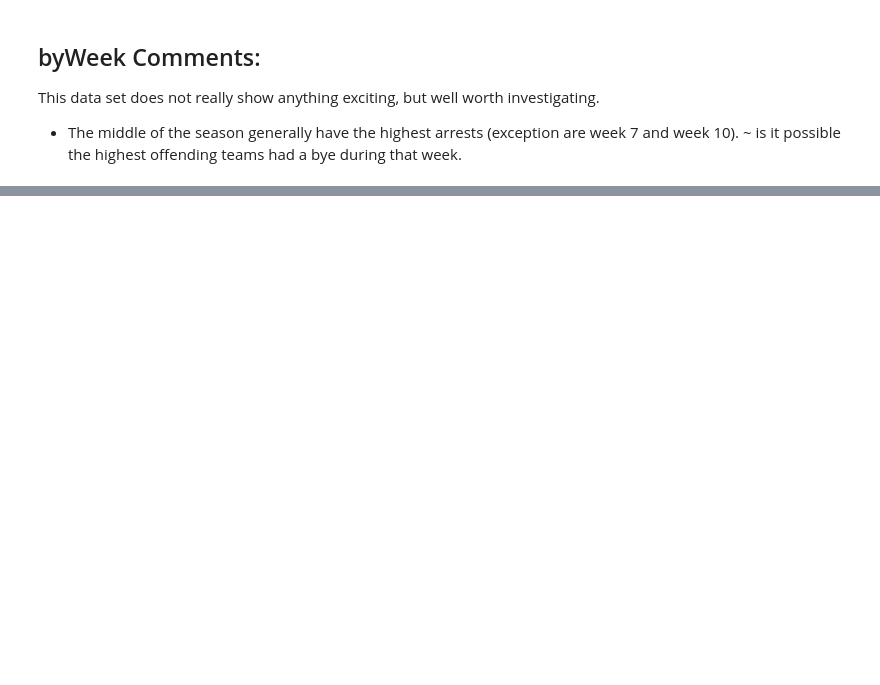
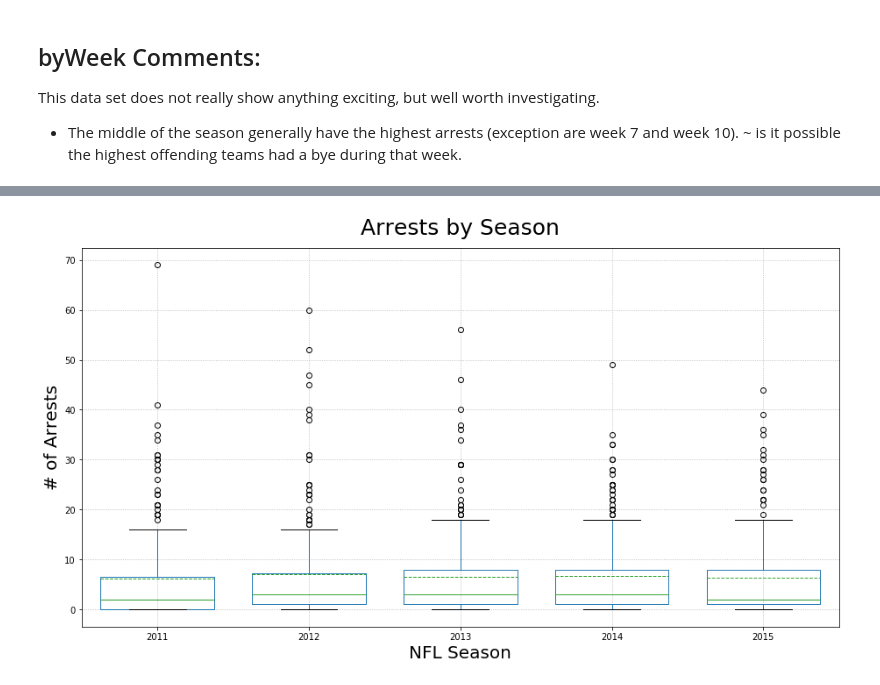
Before and after one commit to erictuscanes/Group-Project, a Jupyter notebook: NFL Arrests Notebook.ipynb, the cells around one changed output, grey strips where cells are left out. Saved outputs shown, nothing was run; the diff lists cells and outputs as text; code cells hidden in the pictures; blank space fills up the shorter version.

```diff
--- a/NFL Arrests Notebook.ipynb
+++ b/NFL Arrests Notebook.ipynb
@@ -179,0 +231,17 @@ plt.show()
+# %%
+# Create a simple boxplot of the seasonal arrest averages
+
+fig, ax = plt.subplots(figsize=(15,8))
+
+nfl_arrests.boxplot(column='arrests',by='season', ax=ax, widths=.75, showmeans=True, meanline=True)
+
+ax.set_xlabel('NFL Season', fontsize=20)
+ax.set_ylabel('# of Arrests', fontsize=20)
+ax.set_title('Arrests by Season', fontsize=25, pad=15)
+
+plt.suptitle("")
+
+plt.grid(linestyle=':')
+plt.show()
+# %% [output]
+[figure, added]
```
Also changed, not shown: parts of 14 cells of this notebook.
